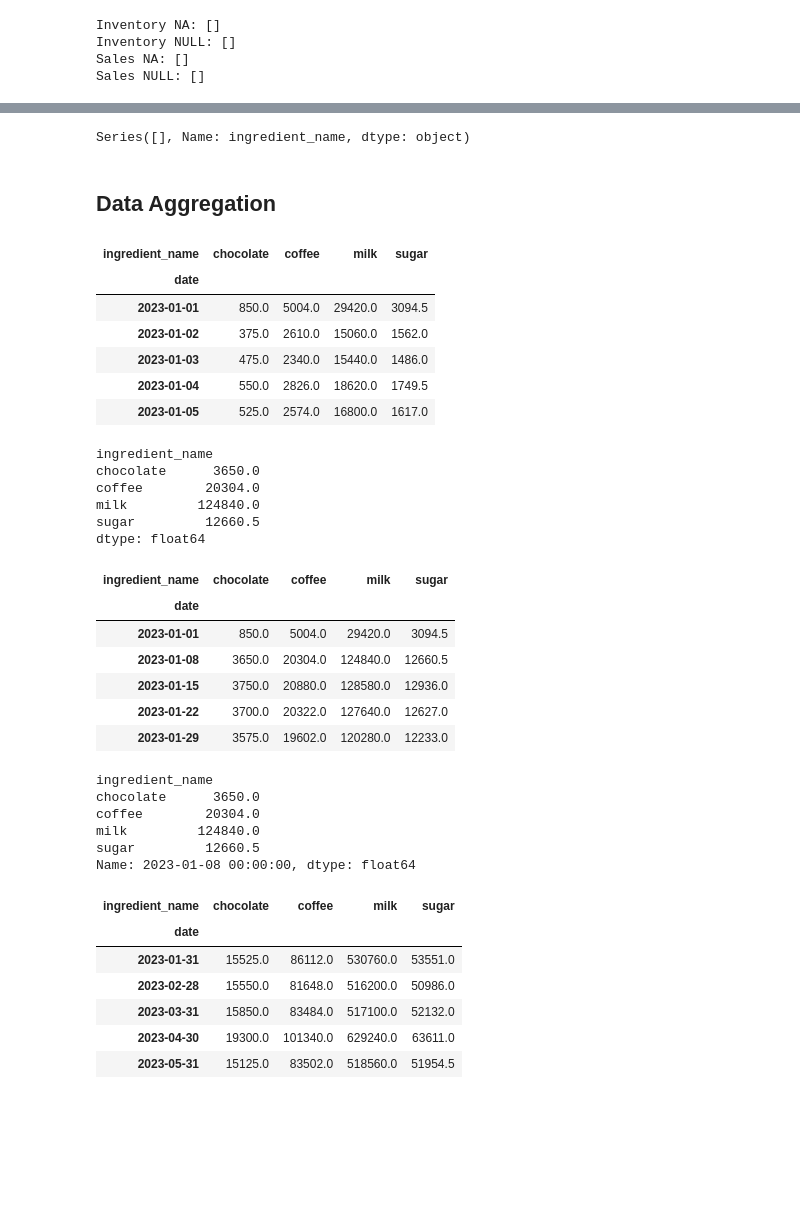
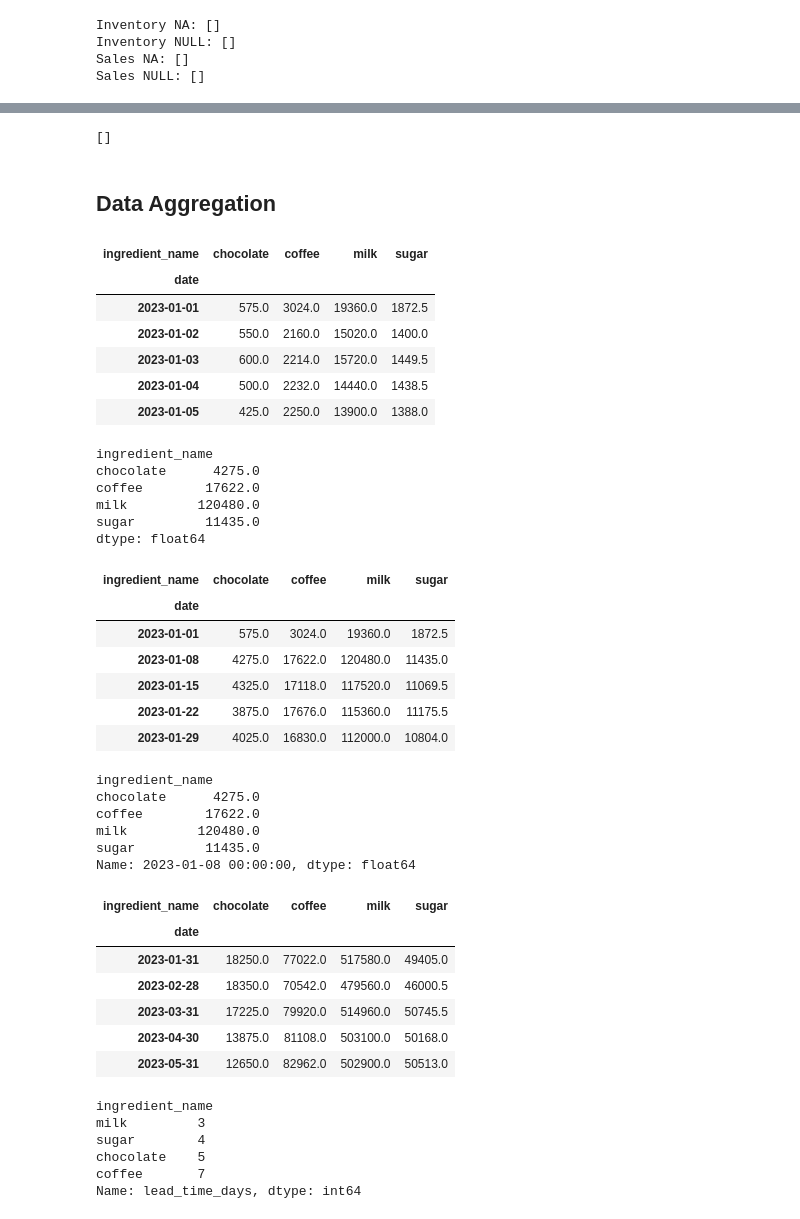
Before and after one commit to AlphaByte-RedTeam/forecasting-inventory-alert-system, a Jupyter notebook: src/main.ipynb, the cells around one changed output, grey strips where cells are left out. Cells and saved outputs as stored; diff of their text form; code cells hidden in the pictures; blank space fills up the shorter version.

```diff
--- a/src/main.ipynb
+++ b/src/main.ipynb
@@ -63,8 +63,8 @@ import os
 current_dir = os.getcwd()
 dataset_dir = f'{current_dir}/datasets'
 
-df_inventory = pd.read_csv(f'{dataset_dir}/coffee_shop_inventory_2y.csv')
-df_sales = pd.read_csv(f'{dataset_dir}/coffee_shop_sales_detailed_2y.csv')
+df_inventory = pd.read_csv(f'{dataset_dir}/coffee_shop_inventory.csv')
+df_sales = pd.read_csv(f'{dataset_dir}/coffee_shop_sales.csv')
 # %%
 df_inventory.head()
 # %% [output]
@@ -172,9 +172,9 @@ daily_ingredients = df_inventory.groupby('date')['ingredient_name'].apply(set)
 
 # Find dates with missing required ingredients
 mismatched_dates = daily_ingredients[daily_ingredients != ingredients]
-print(mismatched_dates)
+mismatched_dates.index.tolist()
 # %% [output]
-Series([], Name: ingredient_name, dtype: object)
+[]
 # %% [markdown]
 ## Data Aggregation
 # %%
@@ -186,20 +186,20 @@ daily_consumption.head()
 # %% [output]
 | ingredient_name | chocolate | coffee | milk | sugar |
 | date |  |  |  |  |
-| 2023-01-01 | 850.0 | 5004.0 | 29420.0 | 3094.5 |
-| 2023-01-02 | 375.0 | 2610.0 | 15060.0 | 1562.0 |
-| 2023-01-03 | 475.0 | 2340.0 | 15440.0 | 1486.0 |
-| 2023-01-04 | 550.0 | 2826.0 | 18620.0 | 1749.5 |
-| 2023-01-05 | 525.0 | 2574.0 | 16800.0 | 1617.0 |
+| 2023-01-01 | 575.0 | 3024.0 | 19360.0 | 1872.5 |
+| 2023-01-02 | 550.0 | 2160.0 | 15020.0 | 1400.0 |
+| 2023-01-03 | 600.0 | 2214.0 | 15720.0 | 1449.5 |
+| 2023-01-04 | 500.0 | 2232.0 | 14440.0 | 1438.5 |
+| 2023-01-05 | 425.0 | 2250.0 | 13900.0 | 1388.0 |
 # %%
 # sanity check
 daily_consumption.loc["2023-01-02":"2023-01-08"].sum()
 # %% [output]
 ingredient_name
-chocolate      3650.0
-coffee        20304.0
-milk         124840.0
-sugar         12660.5
+chocolate      4275.0
+coffee        17622.0
+milk         120480.0
+sugar         11435.0
 dtype: float64
 # %%
 # weekly ingredient consumption
@@ -208,29 +208,39 @@ weekly_consumption.head()
 # %% [output]
 | ingredient_name | chocolate | coffee | milk | sugar |
 | date |  |  |  |  |
-| 2023-01-01 | 850.0 | 5004.0 | 29420.0 | 3094.5 |
-| 2023-01-08 | 3650.0 | 20304.0 | 124840.0 | 12660.5 |
-| 2023-01-15 | 3750.0 | 20880.0 | 128580.0 | 12936.0 |
-| 2023-01-22 | 3700.0 | 20322.0 | 127640.0 | 12627.0 |
-| 2023-01-29 | 3575.0 | 19602.0 | 120280.0 | 12233.0 |
+| 2023-01-01 | 575.0 | 3024.0 | 19360.0 | 1872.5 |
+| 2023-01-08 | 4275.0 | 17622.0 | 120480.0 | 11435.0 |
+| 2023-01-15 | 4325.0 | 17118.0 | 117520.0 | 11069.5 |
+| 2023-01-22 | 3875.0 | 17676.0 | 115360.0 | 11175.5 |
+| 2023-01-29 | 4025.0 | 16830.0 | 112000.0 | 10804.0 |
 # %%
 weekly_consumption.loc["2023-01-08"]
 # %% [output]
 ingredient_name
-chocolate      3650.0
-coffee        20304.0
-milk         124840.0
-sugar         12660.5
+chocolate      4275.0
+coffee        17622.0
+milk         120480.0
+sugar         11435.0
 Name: 2023-01-08 00:00:00, dtype: float64
 # %%
 # weekly ingredient consumption
-monthly_consumption = weekly_consumption.resample('ME').sum()
+monthly_consumption = daily_consumption.resample('ME').sum()
 monthly_consumption.head()
 # %% [output]
 | ingredient_name | chocolate | coffee | milk | sugar |
 | date |  |  |  |  |
-| 2023-01-31 | 15525.0 | 86112.0 | 530760.0 | 53551.0 |
-| 2023-02-28 | 15550.0 | 81648.0 | 516200.0 | 50986.0 |
-| 2023-03-31 | 15850.0 | 83484.0 | 517100.0 | 52132.0 |
-| 2023-04-30 | 19300.0 | 101340.0 | 629240.0 | 63611.0 |
-| 2023-05-31 | 15125.0 | 83502.0 | 518560.0 | 51954.5 |
+| 2023-01-31 | 18250.0 | 77022.0 | 517580.0 | 49405.0 |
+| 2023-02-28 | 18350.0 | 70542.0 | 479560.0 | 46000.5 |
+| 2023-03-31 | 17225.0 | 79920.0 | 514960.0 | 50745.5 |
+| 2023-04-30 | 13875.0 | 81108.0 | 503100.0 | 50168.0 |
+| 2023-05-31 | 12650.0 | 82962.0 | 502900.0 | 50513.0 |
+# %%
+# Check supplier lead time days per ingredient
+df_inventory.groupby('ingredient_name')['lead_time_days'].max().sort_values()
+# %% [output]
+ingredient_name
+milk         3
+sugar        4
+chocolate    5
+coffee       7
+Name: lead_time_days, dtype: int64
```
Also changed, not shown: parts of 13 cells of this notebook.
